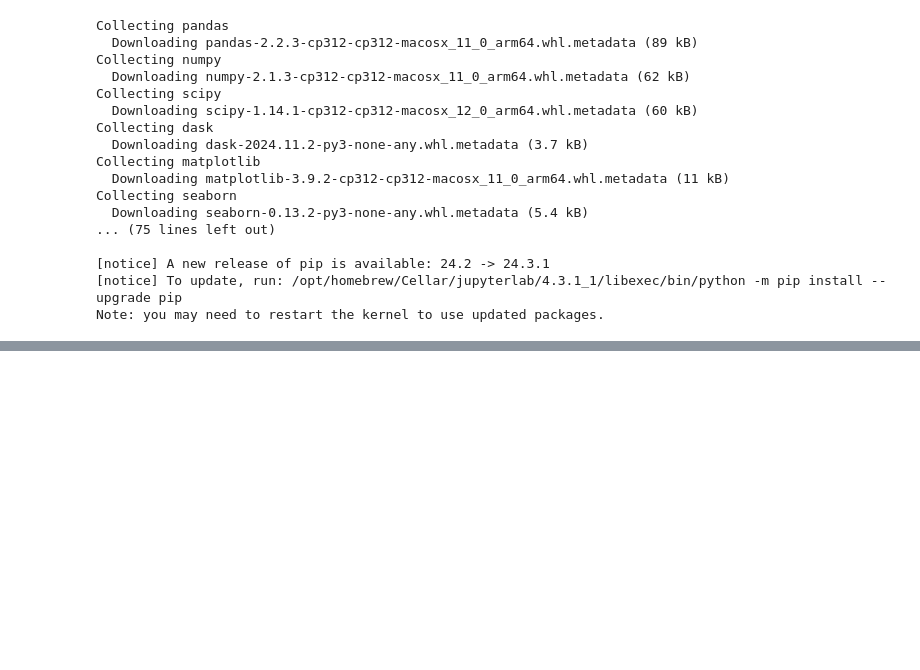
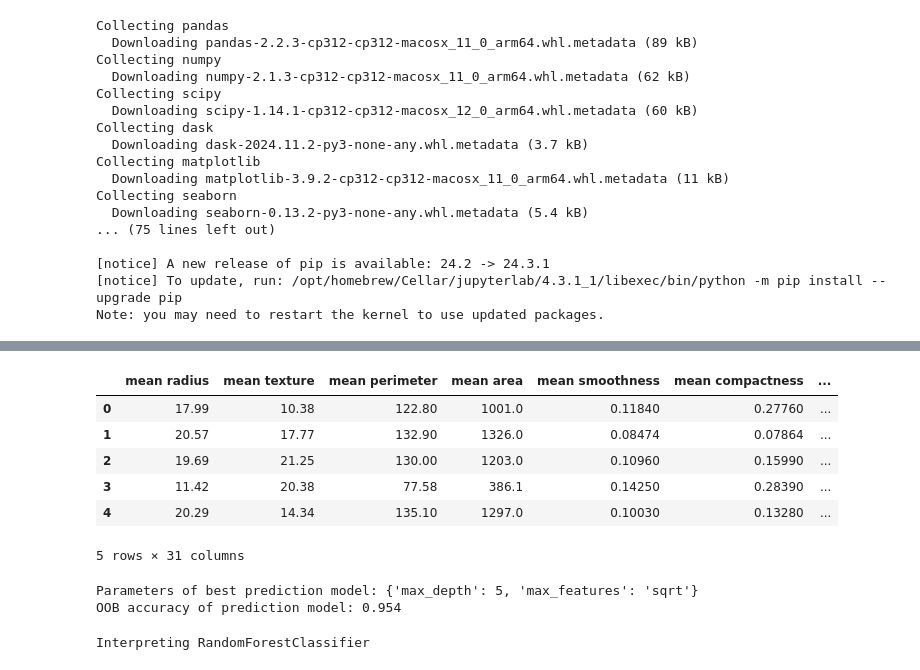
Before and after one commit to mbiskho/net, a Jupyter notebook: setup.ipynb, the cells around one changed output, grey strips where cells are left out. Cells and saved outputs as stored; diff of their text form; code cells hidden in the pictures; blank space fills up the shorter version.

```diff
--- a/setup.ipynb
+++ b/setup.ipynb
@@ -23,0 +76,33 @@ Note: you may need to restart the kernel to use updated packages.
+# %%
+data_breast_cancer = load_breast_cancer(as_frame=True)
+data_breast_cancer = data_breast_cancer.frame
+data_breast_cancer['target'] = data_breast_cancer['target'].map({0: 'malignant', 1: 'benign'})
+data_breast_cancer.head()
+# %% [output]
+|  | mean radius | mean texture | mean perimeter | mean area | mean smoothness | mean compactness | ... |
+| 0 | 17.99 | 10.38 | 122.80 | 1001.0 | 0.11840 | 0.27760 | ... |
+| 1 | 20.57 | 17.77 | 132.90 | 1326.0 | 0.08474 | 0.07864 | ... |
+| 2 | 19.69 | 21.25 | 130.00 | 1203.0 | 0.10960 | 0.15990 | ... |
+| 3 | 11.42 | 20.38 | 77.58 | 386.1 | 0.14250 | 0.28390 | ... |
+| 4 | 20.29 | 14.34 | 135.10 | 1297.0 | 0.10030 | 0.13280 | ... |
+5 rows × 31 columns
+# %%
+X_breast_cancer = data_breast_cancer.loc[:, data_breast_cancer.columns != 'target']
+y_breast_cancer = data_breast_cancer.target
+
+classifier = RandomForestClassifier(max_samples=0.8, bootstrap=True, oob_score=True, random_state=42)
+
+grid = {'max_depth':[2, 5], 'max_features': ['sqrt', 'log2']}
+grid_classifier = GridSearchCV(classifier, grid, cv=5)
+grid_classifier.fit(X_breast_cancer, y_breast_cancer)
+rf_breast_cancer = grid_classifier.best_estimator_
+
+print(f'Parameters of best prediction model: {grid_classifier.best_params_}')
+print(f'OOB accuracy of prediction model: {round(rf_breast_cancer.oob_score_,3)}')
+# %% [output]
+Parameters of best prediction model: {'max_depth': 5, 'max_features': 'sqrt'}
+OOB accuracy of prediction model: 0.954
+# %%
+fgc = FgClustering(model=rf_breast_cancer, data=data_breast_cancer, target_column='target')
+# %% [output]
+Interpreting RandomForestClassifier
```
Also changed, not shown: parts of 6 cells of this notebook, 16 other files.
